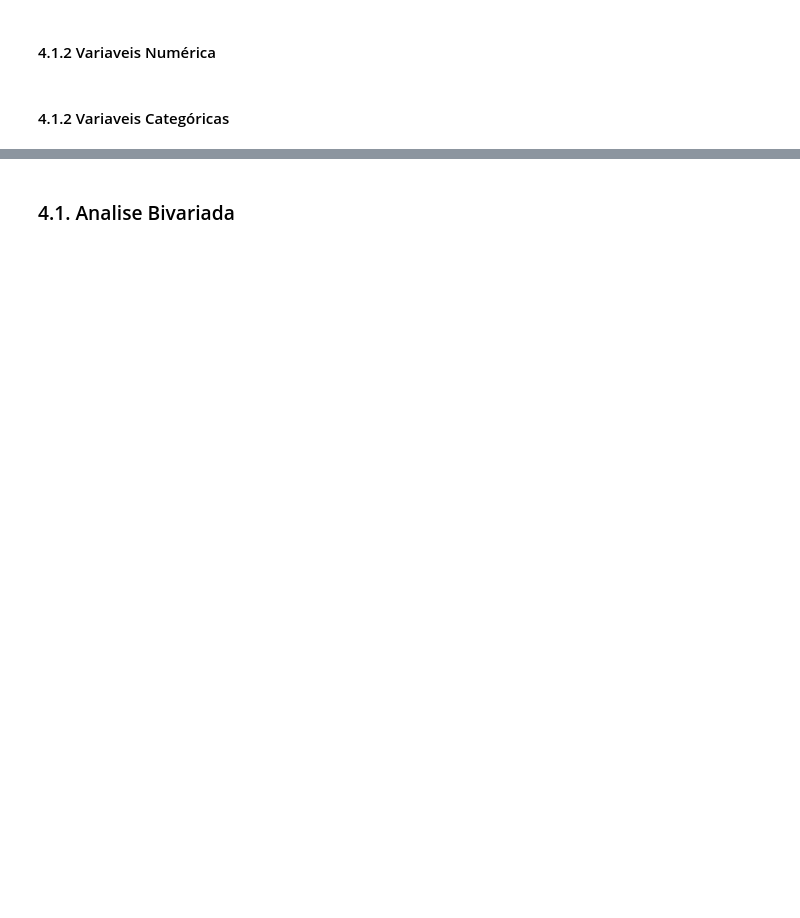
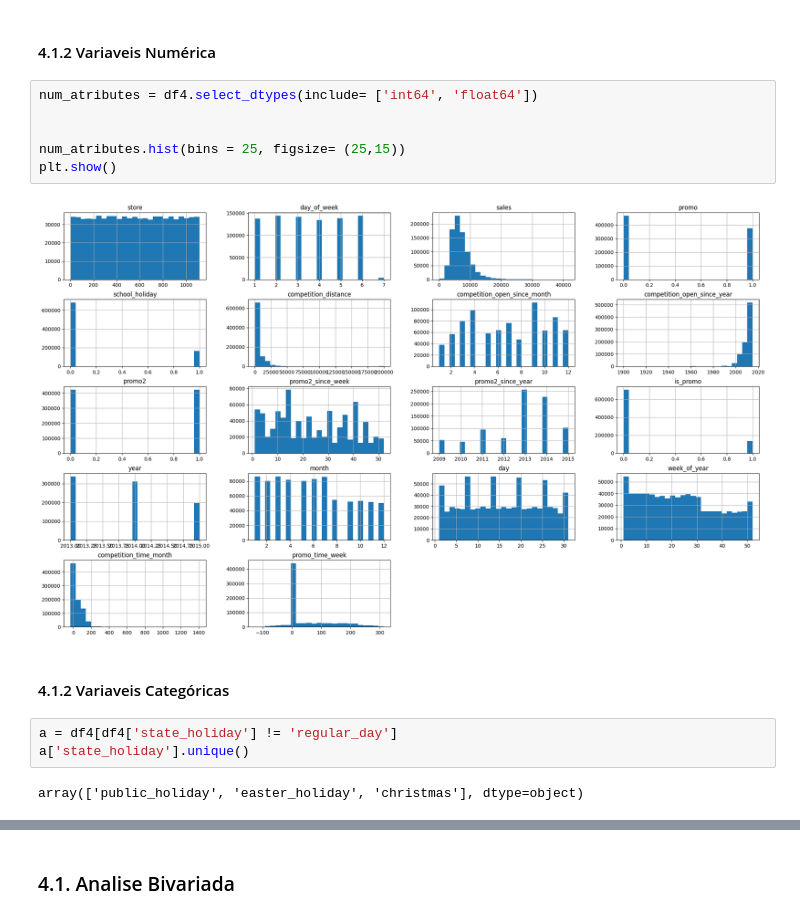
Before and after one commit to OliveiraMatheuss/Rossmann-Sales, a Jupyter notebook: P4_EDA.ipynb, the cells around one changed output, grey strips where cells are left out. Cells and saved outputs as stored; diff of their text form; blank space fills up the shorter version.

```diff
--- a/P4_EDA.ipynb
+++ b/P4_EDA.ipynb
@@ -20,4 +25,17 @@ df4 = pd.read_csv('data/df3_tratado.csv')
 # %% [markdown]
 #### 4.1.2 Variaveis Numérica
+# %%
+num_atributes = df4.select_dtypes(include= ['int64', 'float64'])
+
+
+num_atributes.hist(bins = 25, figsize= (25,15))
+plt.show()
+# %% [output]
+[figure, added]
 # %% [markdown]
 #### 4.1.2 Variaveis Categóricas
+# %%
+a = df4[df4['state_holiday'] != 'regular_day']
+a['state_holiday'].unique()
+# %% [output]
+array(['public_holiday', 'easter_holiday', 'christmas'], dtype=object)
```
Also changed, not shown: parts of 3 cells of this notebook, 1 other file.
